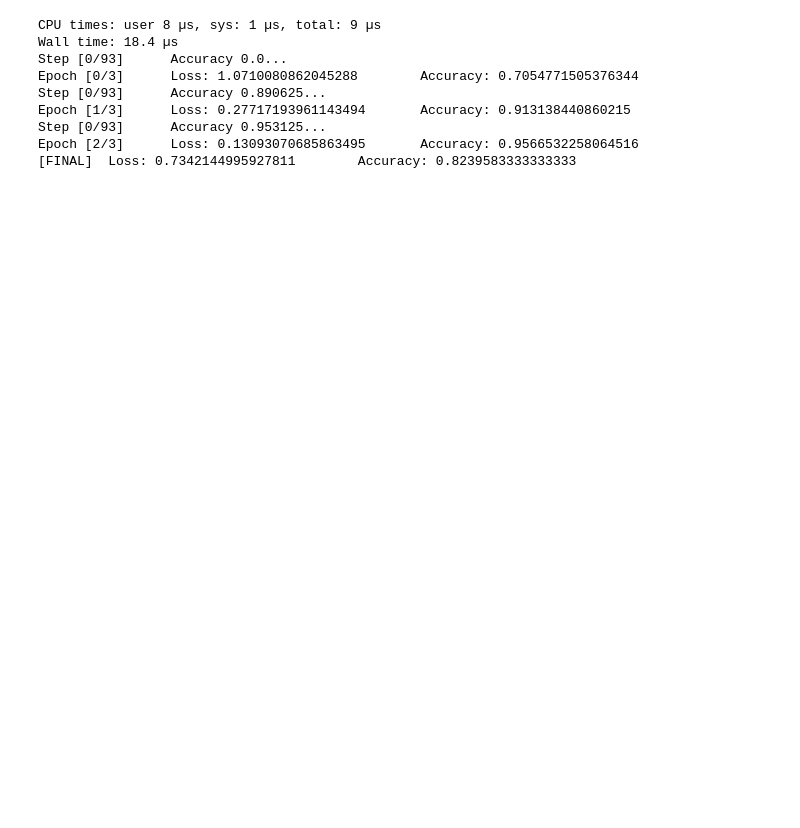
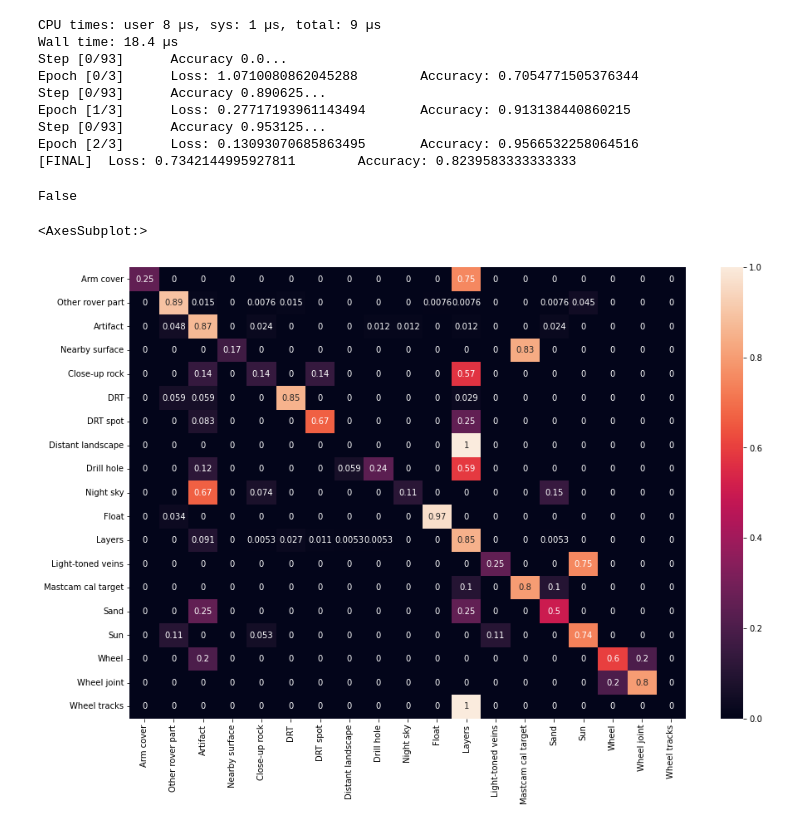
Before and after one commit to kaipak/data-science-notebooks, a Jupyter notebook: experiments_and_development/SimCLRv2-PyTorch/marsv2_experiments.ipynb, the cells around one changed output. Cells and saved outputs as stored; diff of their text form; code cells hidden in the pictures; blank space fills up the shorter version.

```diff
--- a/experiments_and_development/SimCLRv2-PyTorch/marsv2_experiments.ipynb
+++ b/experiments_and_development/SimCLRv2-PyTorch/marsv2_experiments.ipynb
@@ -172,7 +173,7 @@ test_loader = torch.utils.data.DataLoader(test_images, batch_size=bs, shuffle=Tr
 # %% [markdown]
 # Model
 # %%
-n_classes = len(train_loader.classes)
+n_classes = len(train_loader.dataset.classes)
 simclr_model = SimCLRv2(resnet_depth=50, resnet_width_multiplier=2, sk_ratio=0.0625,
                         pretrained_weights='/home/kaipak/models/SimCLRv2/r50_2x_sk1.pth')
 simclr_model_ft = SimCLRv2_ft(simclr_model, n_classes)
@@ -184,3 +185,5 @@ if torch.cuda.device_count() > 1:
 simclr_model = simclr_model_ngpu.to(args.device)
 # %% [output]
 Let's use 4 GPUs!
+# %%
+simclr_model.load_state_dict(torch.load('kai_model.pt'))
@@ -277,3 +286,5 @@ Epoch [1/3]      Loss: 0.27717193961143494       Accuracy: 0.913138440860215
 Step [0/93]      Accuracy 0.953125...
 Epoch [2/3]      Loss: 0.13093070685863495       Accuracy: 0.9566532258064516
 [FINAL]  Loss: 0.7342144995927811        Accuracy: 0.8239583333333333
+# %%
+args.model_path = '~'
@@ -279,0 +293,14 @@ Epoch [2/3]      Loss: 0.13093070685863495       Accuracy: 0.9566532258064516
+# %%
+preds = []
+y_true = []
+
+for step, (x, y) in enumerate(test_loader):
+    simclr_model.zero_grad()
+
+    x = x.to(args.device)
+    y = y.to(args.device)
+    y_true.extend(y.tolist())
+
+    output = simclr_model(x)
+    pred = output.argmax(1)
+    preds.extend(pred.tolist())
@@ -279,0 +309,15 @@ Epoch [2/3]      Loss: 0.13093070685863495       Accuracy: 0.9566532258064516
+# %%
+preds == y_true
+# %% [output]
+False
+# %%
+from sklearn.metrics import accuracy_score, classification_report, confusion_matrix
+from sklearn.metrics import classification_report
+
+fig, ax = plt.subplots(figsize=(15, 10))
+sns.heatmap(pd.DataFrame(confusion_matrix(y_true, preds, normalize='true'),
+                         LABEL_DESC.loc[LABEL_DESC.label.isin(y_true)].label_desc.values,
+                         LABEL_DESC.loc[LABEL_DESC.label.isin(y_true)].label_desc.values), annot=True, ax=ax)
+# %% [output]
+<AxesSubplot:>
+[figure, added]
```
Also changed, not shown: parts of 7 cells of this notebook.
